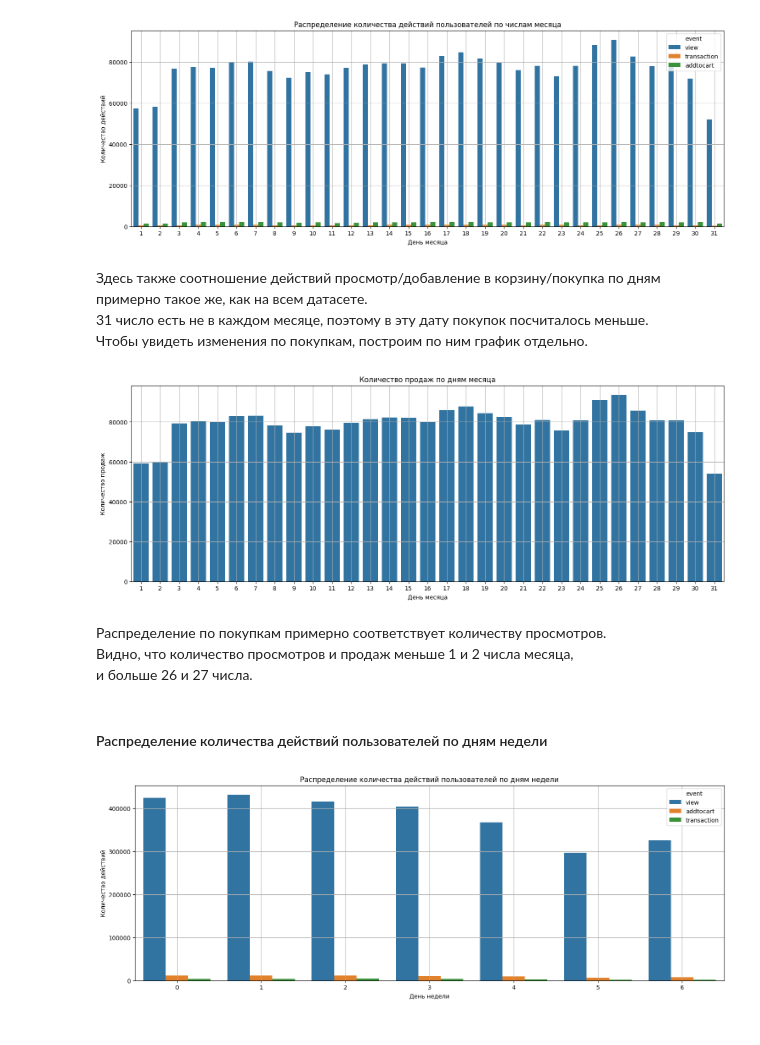
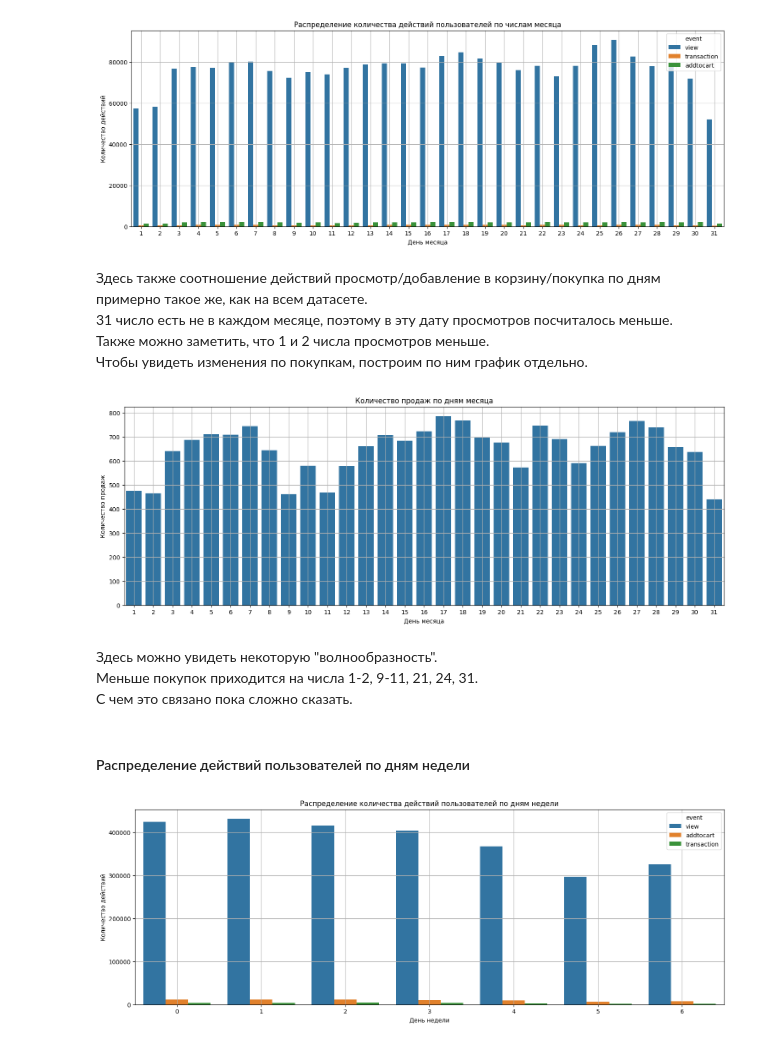
Before and after one commit to experiment0/product_recommendation_system, a Jupyter notebook: rec_sys/model_preparation/02_eda.ipynb, the cells around one changed output. Cells and saved outputs as stored; diff of their text form; code cells hidden in the pictures.

```diff
--- a/rec_sys/model_preparation/02_eda.ipynb
+++ b/rec_sys/model_preparation/02_eda.ipynb
@@ -491,24 +498,25 @@ show_countplot(
 # %% [markdown]
 Здесь также соотношение действий просмотр/добавление в корзину/покупка по дням\
 примерно такое же, как на всем датасете.\
-31 число есть не в каждом месяце, поэтому в эту дату покупок посчиталось меньше.\
+31 число есть не в каждом месяце, поэтому в эту дату просмотров посчиталось меньше.\
+Также можно заметить, что 1 и 2 числа просмотров меньше.\
 Чтобы увидеть изменения по покупкам, построим по ним график отдельно.
 # %%
 show_countplot(
-    events_data[mask_exclude_september],
-    "day",
+    data=events_data[mask_exclude_september & mask_event_transaction],
+    feature_name="day",
     title="Количество продаж по дням месяца",
     xlabel="День месяца",
     ylabel="Количество продаж",
     figsize=(18, 6),
 )
 # %% [output]
-[figure, old version]
+[figure, new version]
 # %% [markdown]
-Распределение по покупкам примерно соответствует количеству просмотров.\
-Видно, что количество просмотров и продаж меньше 1 и 2 числа месяца,\
-и больше 26 и 27 числа.
+Здесь можно увидеть некоторую "волнообразность".\
+Меньше покупок приходится на числа 1-2, 9-11, 21, 24, 31.\
+С чем это связано пока сложно сказать.
 # %% [markdown]
-#### Распределение количества действий пользователей по дням недели
+#### Распределение действий пользователей по дням недели
 # %%
 show_countplot(
```
Also changed, not shown: parts of 186 cells of this notebook, 10 other files.
